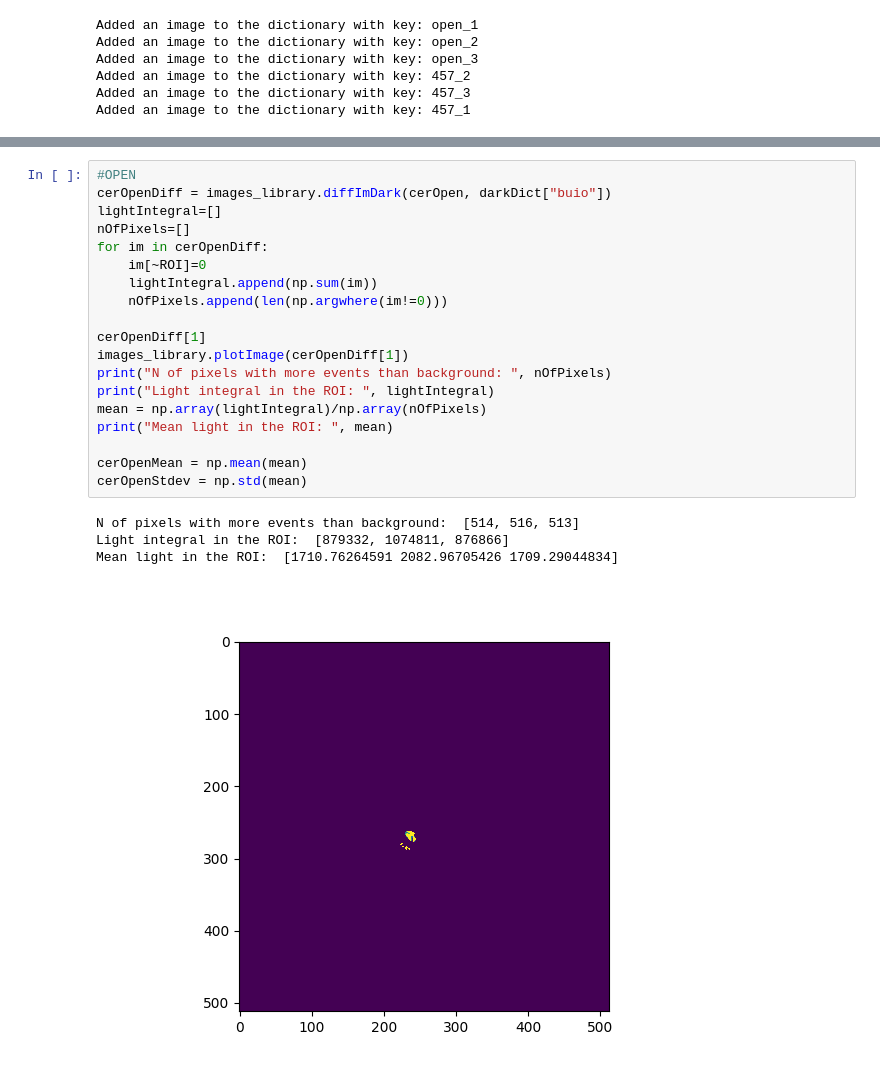
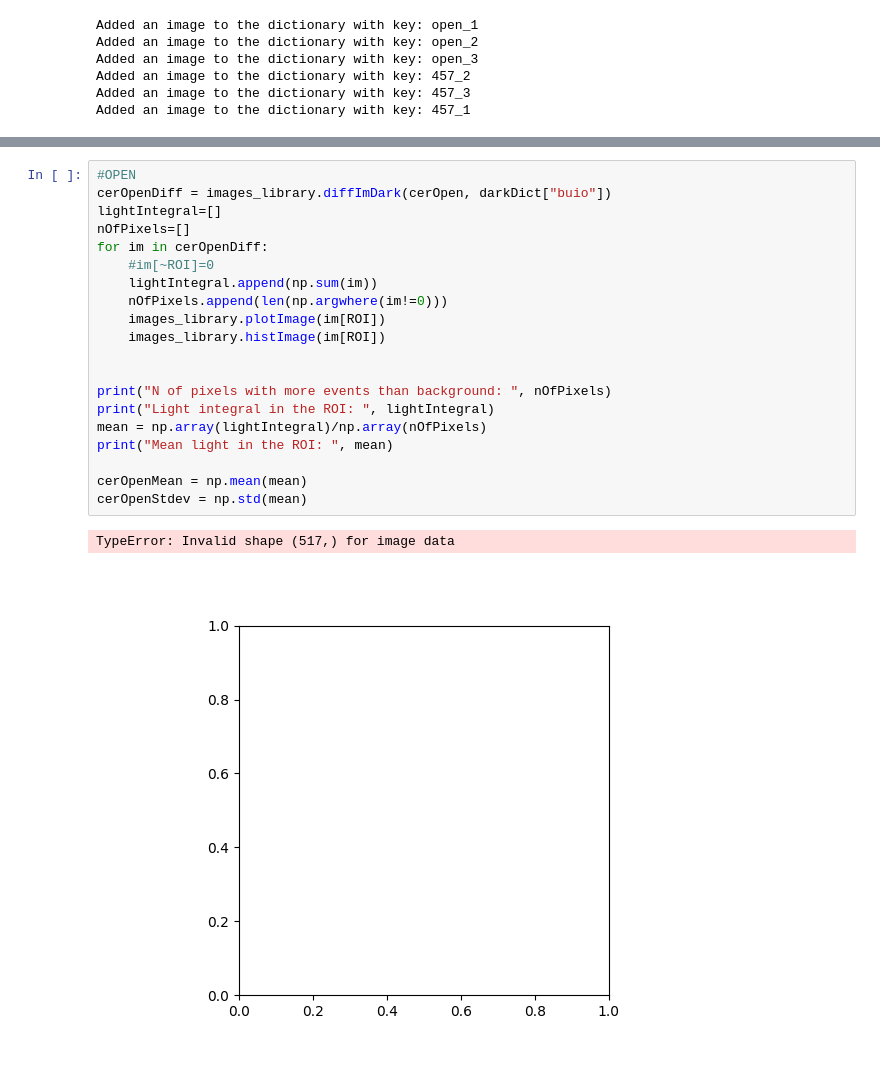
Before and after one commit to eleravera/FLASH-Scintillators, a Jupyter notebook: Cerenkov.ipynb, the cells around one changed output, grey strips where cells are left out. Cells and saved outputs as stored; diff of their text form.

```diff
--- a/Cerenkov.ipynb
+++ b/Cerenkov.ipynb
@@ -84,27 +62,26 @@ images_library.plotImage(darkDict["buio"])
 # %%
 #OPEN
 cerOpenDiff = images_library.diffImDark(cerOpen, darkDict["buio"])
 lightIntegral=[]
 nOfPixels=[]
 for im in cerOpenDiff:
-    im[~ROI]=0
+    #im[~ROI]=0
     lightIntegral.append(np.sum(im))
     nOfPixels.append(len(np.argwhere(im!=0)))
+    images_library.plotImage(im[ROI])
+    images_library.histImage(im[ROI])
 
-cerOpenDiff[1]
-images_library.plotImage(cerOpenDiff[1])
+
 print("N of pixels with more events than background: ", nOfPixels)
 print("Light integral in the ROI: ", lightIntegral)
 mean = np.array(lightIntegral)/np.array(nOfPixels)
 print("Mean light in the ROI: ", mean)
 
 cerOpenMean = np.mean(mean)
 cerOpenStdev = np.std(mean)
 # %% [output]
-N of pixels with more events than background:  [514, 516, 513]
-Light integral in the ROI:  [879332, 1074811, 876866]
-Mean light in the ROI:  [1710.76264591 2082.96705426 1709.29044834]
+TypeError: Invalid shape (517,) for image data
-[figure, old version]
+[figure, new version]
 # %%
 #FILTERED
 cerFilteredDiff = images_library.diffImDark(cerFiltered, darkDict["buio_457"])
```
Also changed, not shown: parts of 8 cells of this notebook, 1 other file.
